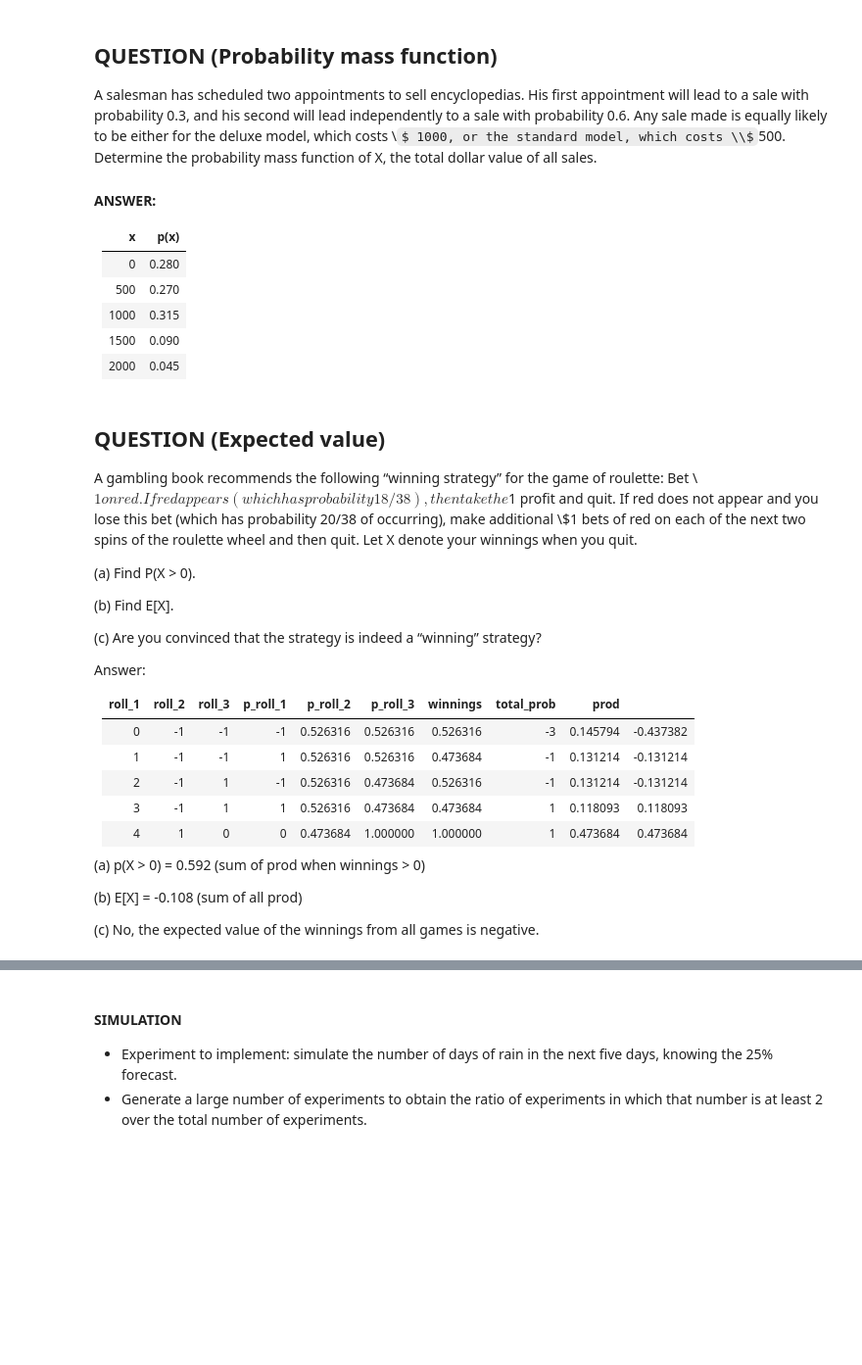
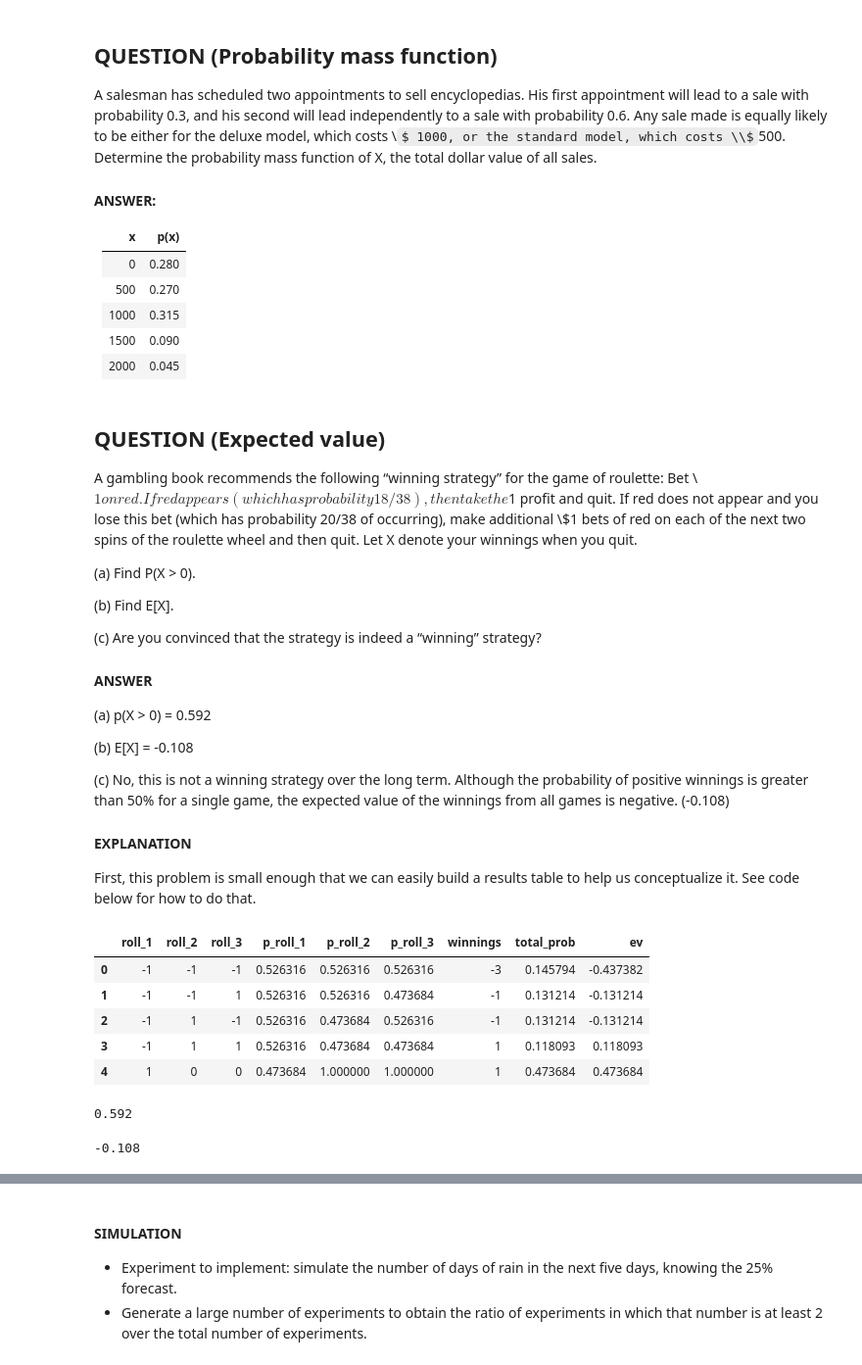
Before and after one commit to noproblem-james/datascience_topics, a Jupyter notebook: notebooks/probability_and_statistics/probability.ipynb, the cells around one changed output, grey strips where cells are left out. Shown: that part at 98% size. Cells and saved outputs as stored; diff of their text form; code cells hidden in the pictures; some formulas as TeX source; blank space fills up the shorter version.

```diff
--- a/notebooks/probability_and_statistics/probability.ipynb
+++ b/notebooks/probability_and_statistics/probability.ipynb
@@ -356,18 +384,50 @@ A gambling book recommends the following “winning strategy” for the game of
 
 (c) Are you convinced that the strategy is indeed a “winning” strategy?
 
-Answer:
+#### ANSWER
 
-| roll_1 | roll_2 | roll_3 | p_roll_1 | p_roll_2 | p_roll_3 | winnings | total_prob | prod     |           |
-|--------|--------|--------|----------|----------|----------|----------|------------|----------|-----------|
-| 0      | -1     | -1     | -1       | 0.526316 | 0.526316 | 0.526316 | -3         | 0.145794 | -0.437382 |
-| 1      | -1     | -1     | 1        | 0.526316 | 0.526316 | 0.473684 | -1         | 0.131214 | -0.131214 |
-| 2      | -1     | 1      | -1       | 0.526316 | 0.473684 | 0.526316 | -1         | 0.131214 | -0.131214 |
-| 3      | -1     | 1      | 1        | 0.526316 | 0.473684 | 0.473684 | 1          | 0.118093 | 0.118093  |
-| 4      | 1      | 0      | 0        | 0.473684 | 1.000000 | 1.000000 | 1          | 0.473684 | 0.473684  |
+(a) p(X > 0) = 0.592
 
-(a) p(X > 0) = 0.592 (sum of prod when winnings > 0)
+(b) E[X] = -0.108
 
-(b) E[X] = -0.108 (sum of all prod)
+(c) No, this is not a winning strategy over the long term. Although the probability of positive winnings is greater than 50% for a single game, the expected value of the winnings from all games is negative. (-0.108)
 
-(c) No, the expected value of the winnings from all games is negative.
+#### EXPLANATION
+First, this problem is small enough that we can easily build a results table to help us conceptualize it. See code below for how to do that.
+# %%
+def calc_prob_roll(x):
+    if x == -1:
+        return 20/38
+    elif x == 1:
+        return 18/38
+    else:
+        return 1
+# %%
+results_table = pd.DataFrame([[-1, combo[0], combo[1]] for combo in itertools.product([-1, 1], repeat=2)] + [[1, 0, 0]],
+                             columns=["roll_1", "roll_2", "roll_3"]
+                            ).assign(p_roll_1=lambda x: x["roll_1"].apply(calc_prob_roll),
+                                    p_roll_2=lambda x: x["roll_2"].apply(calc_prob_roll),
+                                    p_roll_3=lambda x: x["roll_3"].apply(calc_prob_roll),
+                                    winnings=lambda x: x["roll_1"] + x["roll_2"] + x["roll_3"],
+                                    total_prob=lambda x: x["p_roll_1"] * x["p_roll_2"] * x["p_roll_3"],
+                                    ev=lambda x: x["winnings"] * x["total_prob"]
+                                    )
+# %%
+results_table
+# %% [output]
+|  | roll_1 | roll_2 | roll_3 | p_roll_1 | p_roll_2 | p_roll_3 | winnings | total_prob | ev |
+| 0 | -1 | -1 | -1 | 0.526316 | 0.526316 | 0.526316 | -3 | 0.145794 | -0.437382 |
+| 1 | -1 | -1 | 1 | 0.526316 | 0.526316 | 0.473684 | -1 | 0.131214 | -0.131214 |
+| 2 | -1 | 1 | -1 | 0.526316 | 0.473684 | 0.526316 | -1 | 0.131214 | -0.131214 |
+| 3 | -1 | 1 | 1 | 0.526316 | 0.473684 | 0.473684 | 1 | 0.118093 | 0.118093 |
+| 4 | 1 | 0 | 0 | 0.473684 | 1.000000 | 1.000000 | 1 | 0.473684 | 0.473684 |
+# %%
+#part a
+results_table.query("winnings > 0")["total_prob"].sum().round(3)
+# %% [output]
+0.592
+# %%
+# part b
+results_table.ev.sum().round(3)
+# %% [output]
+-0.108
```
Also changed, not shown: parts of 27 cells of this notebook.
